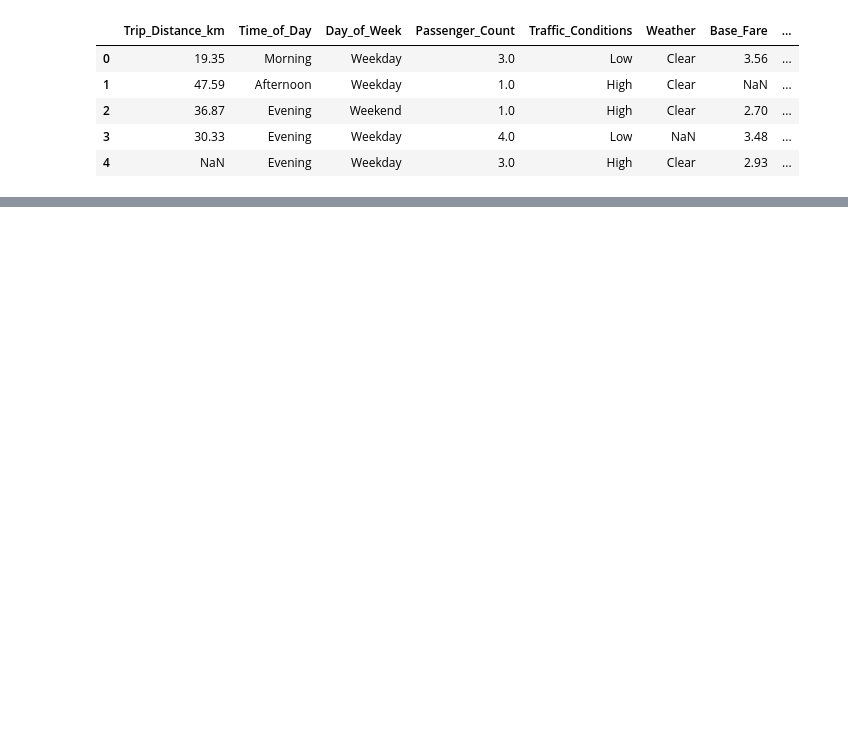
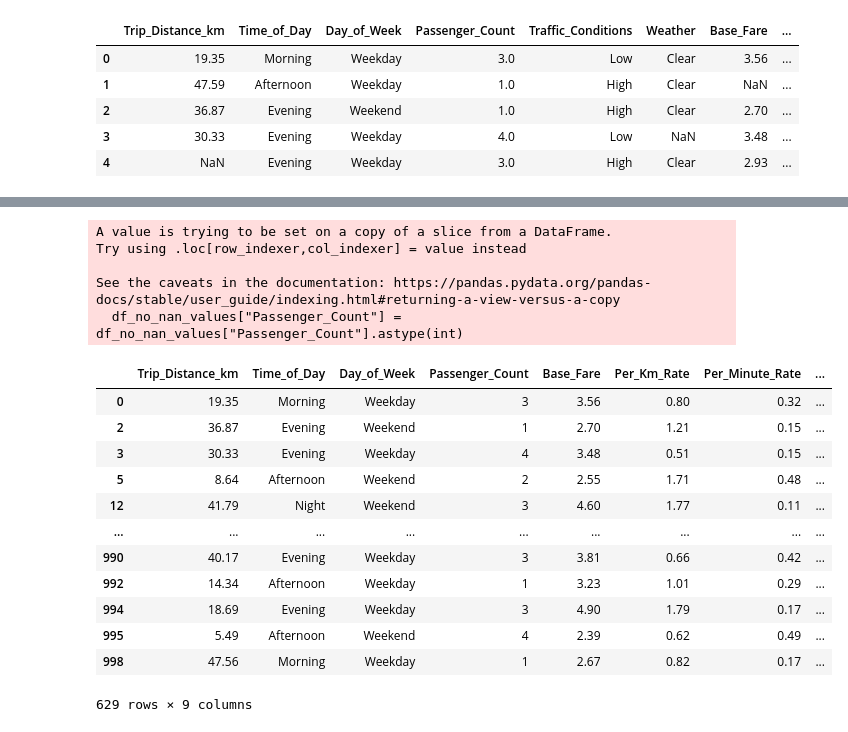
Before and after one commit to aliciagez/taxi_prediction_fullstack_alicia, a Jupyter notebook: src/taxipred/model_development/cleaning_remove_nan.ipynb, the cells around one changed output, grey strips where cells are left out. Saved outputs shown, nothing was run; the diff lists cells and outputs as text; code cells hidden in the pictures; blank space fills up the shorter version.

```diff
--- a/src/taxipred/model_development/cleaning_remove_nan.ipynb
+++ b/src/taxipred/model_development/cleaning_remove_nan.ipynb
@@ -16,0 +53,22 @@ df.head(5)
+# %%
+df_no_nan_values["Passenger_Count"] = df_no_nan_values["Passenger_Count"].astype(int)
+df_no_nan_values
+# %% [output]
+A value is trying to be set on a copy of a slice from a DataFrame.
+Try using .loc[row_indexer,col_indexer] = value instead
+
+See the caveats in the documentation: https://pandas.pydata.org/pandas-docs/stable/user_guide/indexing.html#returning-a-view-versus-a-copy
+  df_no_nan_values["Passenger_Count"] = df_no_nan_values["Passenger_Count"].astype(int)
+|  | Trip_Distance_km | Time_of_Day | Day_of_Week | Passenger_Count | Base_Fare | Per_Km_Rate | Per_Minute_Rate | ... |
+| 0 | 19.35 | Morning | Weekday | 3 | 3.56 | 0.80 | 0.32 | ... |
+| 2 | 36.87 | Evening | Weekend | 1 | 2.70 | 1.21 | 0.15 | ... |
+| 3 | 30.33 | Evening | Weekday | 4 | 3.48 | 0.51 | 0.15 | ... |
+| 5 | 8.64 | Afternoon | Weekend | 2 | 2.55 | 1.71 | 0.48 | ... |
+| 12 | 41.79 | Night | Weekend | 3 | 4.60 | 1.77 | 0.11 | ... |
+| ... | ... | ... | ... | ... | ... | ... | ... | ... |
+| 990 | 40.17 | Evening | Weekday | 3 | 3.81 | 0.66 | 0.42 | ... |
+| 992 | 14.34 | Afternoon | Weekday | 1 | 3.23 | 1.01 | 0.29 | ... |
+| 994 | 18.69 | Evening | Weekday | 3 | 4.90 | 1.79 | 0.17 | ... |
+| 995 | 5.49 | Afternoon | Weekend | 4 | 2.39 | 0.62 | 0.49 | ... |
+| 998 | 47.56 | Morning | Weekday | 1 | 2.67 | 0.82 | 0.17 | ... |
+629 rows × 9 columns
```
Also changed, not shown: parts of 4 cells of this notebook.
